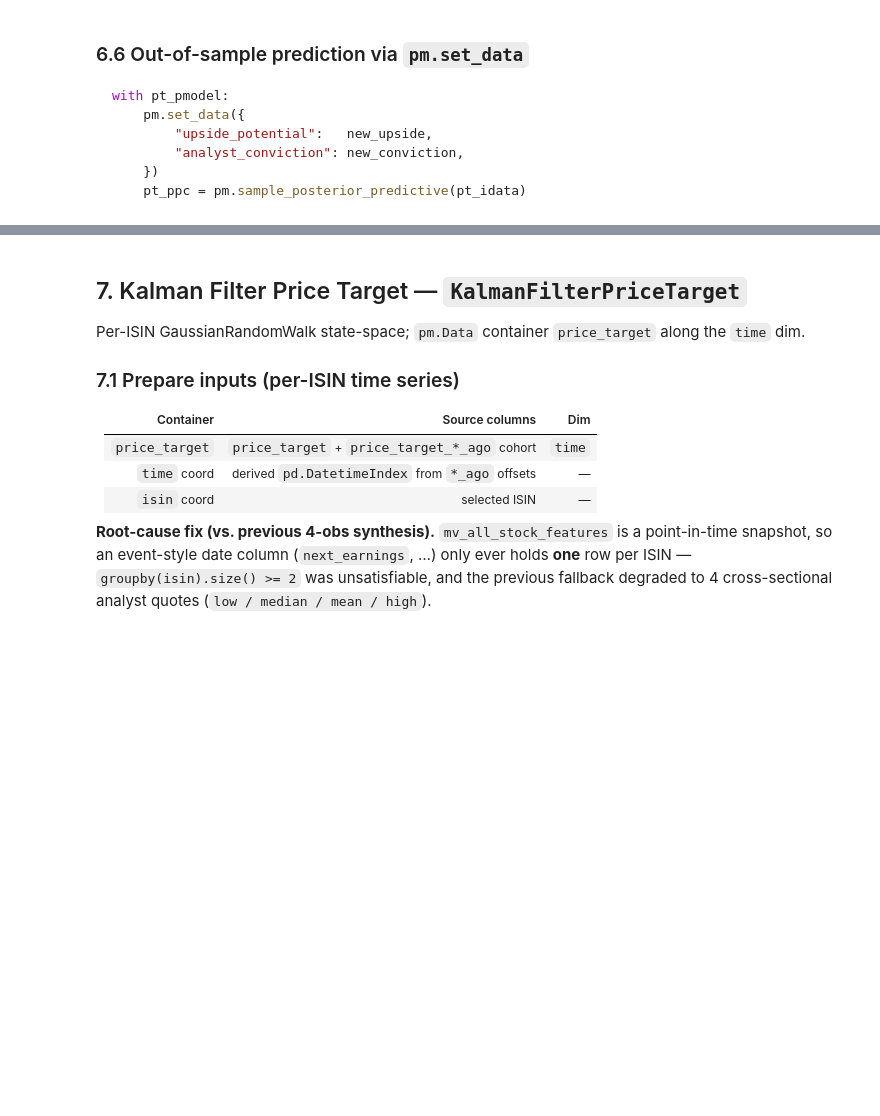
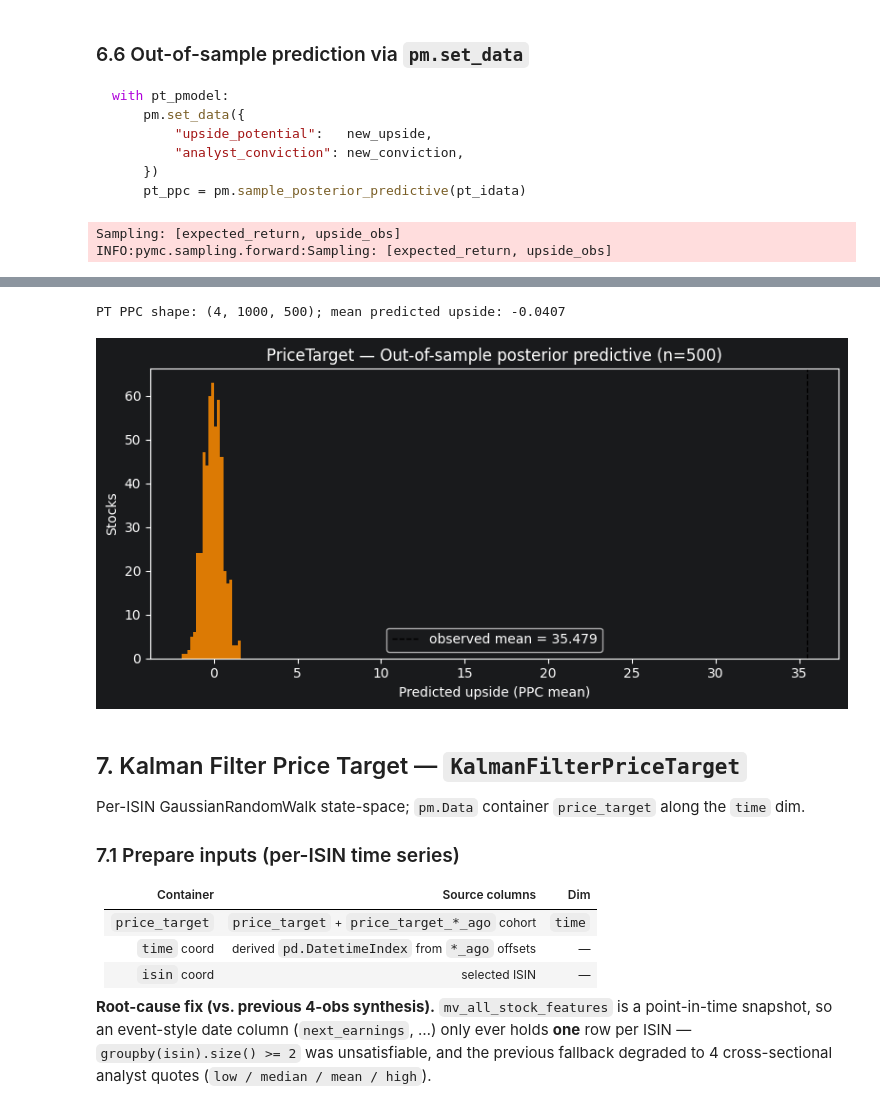
Before and after one commit to Kabenge42/PML_Finance_Project, a Jupyter notebook: pymc_expected_returns_model.ipynb, the cells around one changed output, grey strips where cells are left out. Cells and saved outputs as stored; diff of their text form; code cells hidden in the pictures; blank space fills up the shorter version.

````diff
--- a/pymc_expected_returns_model.ipynb
+++ b/pymc_expected_returns_model.ipynb
@@ -594,11 +809,19 @@ into `idata.constant_data` and can be swapped via `pm.set_data({...})` for
 out-of-sample prediction.
 # %%
 pt_model = PriceTargetAchievement(prior_alpha=2.0, prior_beta=2.0, risk_penalty=0.1)
+# Multi-level shrinkage: exchange -> sector -> industry -> size_class (size_class informs upside).
+pt_categories_df = _build_categories_df(pt_df, pt_inputs["isins"])
+pt_hierarchy_levels = (
+    [c for c in ("exchange", "sector", "industry", "size_class") if c in pt_categories_df.columns]
+    if pt_categories_df is not None else None
+)
 pt_idata, pt_pmodel = pt_model.fit(
     **pt_inputs,
     pt_features_df=pt_features_df,
+    categories_df=pt_categories_df,
+    hierarchy_levels=pt_hierarchy_levels,
     samples=1000, tune=1000, chains=4,
-    target_accept=0.8, random_seed=42, parameterization="non_centered", nuts_sampler="nutpie",
+    target_accept=0.8, random_seed=42, parameterization="centered", nuts_sampler="nutpie",
     idata_kwargs={"log_likelihood": False},
 )
 pt_idata
@@ -646,14 +926,29 @@ with pt_pmodel:
 ```
 # %%
 import pymc as pm
+import arviz as az
+
+
+def _strip_isin_dimmed(idata):
+    # Generic helper — drop every posterior data_var carrying the 'isin'
+    # dim so pm.sample_posterior_predictive recomputes those leaf-rate
+    # Deterministics (e.g. 'achieve_rate_leaf', 'cut_rate_leaf',
+    # 'distress_rate_leaf') at the swapped 'isin' length instead of
+    # reloading them at the trained cohort size.
+    drop = [str(v) for v in idata.posterior.data_vars
+            if 'isin' in idata.posterior[v].dims]
+    return az.InferenceData(posterior=idata.posterior.drop_vars(drop, errors='ignore'))
+
 
 _holdout_n = min(500, len(pt_df))
 _new_isins = pt_inputs['isins'][-_holdout_n:]
 _new_upside = pt_inputs['upside_potential'][-_holdout_n:]
-_new_conv   = pt_inputs['analyst_conviction'][-_holdout_n:]
+_new_conv = pt_inputs['analyst_conviction'][-_holdout_n:]
 _new_pt_features = PriceTargetAchievement._align_pt_features(
     pt_features_df, _new_isins, pt_idata.constant_data.coords['pt_feature'],
 )
+
+_idata_for_ppc = _strip_isin_dimmed(pt_idata)
 
 with pt_pmodel:
     pm.set_data({
@@ -661,8 +956,9 @@ with pt_pmodel:
         'analyst_conviction': _new_conv,
         'pt_features': _new_pt_features,
     }, coords={'isin': _new_isins})
+    _obs_name = 'upside_obs'
     pt_ppc = pm.sample_posterior_predictive(
-        pt_idata, var_names=['upside_obs', 'risk_adj_return'],
+        _idata_for_ppc, var_names=[_obs_name],
         random_seed=42, progressbar=True,
     )
 
@@ -672,6 +968,12 @@ print(f'PT PPC shape: {_pred.shape}; mean predicted upside: {_pred_mean.mean():.
 fig, ax = plt.subplots(figsize=(8, 4))
 ax.hist(_pred_mean, bins=20, color='darkorange', alpha=0.85)
 ax.axvline(_new_upside.mean(), color='k', ls='--', lw=1, label=f'observed mean = {_new_upside.mean():.3f}')
-ax.set_xlabel('Predicted upside (PPC mean)'); ax.set_ylabel('Stocks')
+ax.set_xlabel('Predicted upside (PPC mean)')
+ax.set_ylabel('Stocks')
 ax.set_title(f'PriceTarget — Out-of-sample posterior predictive (n={_holdout_n})')
-ax.legend(); plt.tight_layout(); plt.show()
+ax.legend()
+plt.tight_layout()
+plt.show()
+# %% [output]
+Sampling: [expected_return, upside_obs]
+INFO:pymc.sampling.forward:Sampling: [expected_return, upside_obs]
@@ -678,3 +982,5 @@ ax.legend(); plt.tight_layout(); plt.show()
+PT PPC shape: (4, 1000, 500); mean predicted upside: -0.0407
+[figure, added]
 # %% [markdown]
 ## 7. Kalman Filter Price Target — `KalmanFilterPriceTarget`
 
````
Also changed, not shown: parts of 67 cells of this notebook, 34 other files.
